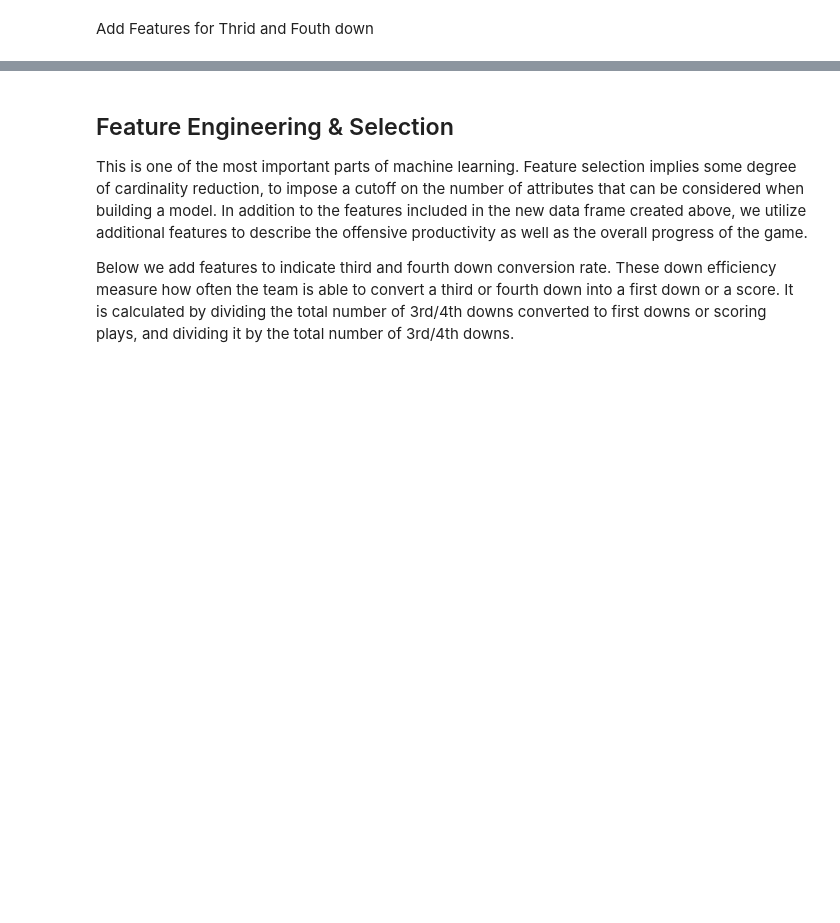
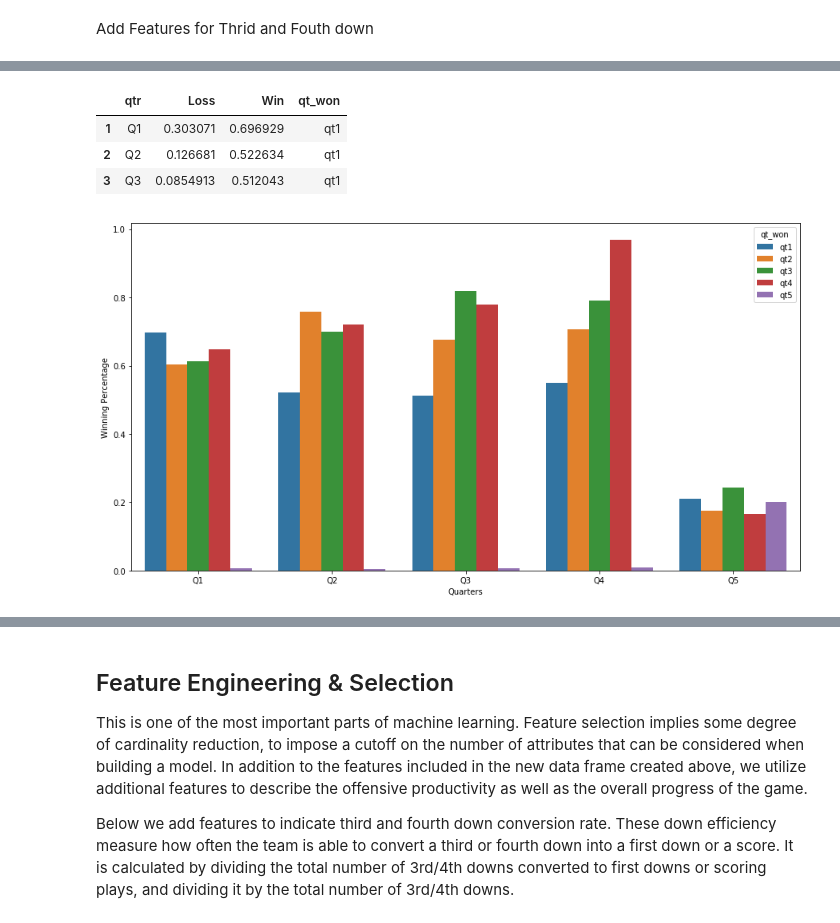
Before and after one commit to naivelogic/NFL-smarter-football, a Jupyter notebook: NFL Best Quarter-Winning Correlation.ipynb, the cells around one changed output, grey strips where cells are left out. Saved outputs shown, nothing was run; the diff lists cells and outputs as text; code cells hidden in the pictures; blank space fills up the shorter version.

```diff
--- a/NFL Best Quarter-Winning Correlation.ipynb
+++ b/NFL Best Quarter-Winning Correlation.ipynb
@@ -210,0 +285,33 @@ Next we will plot the winning and losising segments of our data.
+# %%
+def winner_of_quarters(df):
+    Score_Diff = ['ScoreDiff1','ScoreDiff2','ScoreDiff3','ScoreDiff4','ScoreDiff5']
+    winner = []
+    for score in Score_Diff:
+        qt_winner = []
+        qt_winner = df[df[score] > 0].groupby(by=['team_win_str']).agg({'qt1_won':lambda x: x.sum()/ df['qt1_won'].sum(),
+                                             'qt2_won':lambda x: x.sum()/ df['qt2_won'].sum(),
+                                             'qt3_won':lambda x: x.sum()/ df['qt3_won'].sum(),
+                                             'qt4_won':lambda x: x.sum()/ df['qt4_won'].sum(),
+                                             'qt5_won':lambda x: x.sum()/ df['qt5_won'].sum()}).reset_index().rename(columns ={ 'team_win_str':'qtr','qt1_won':'Q1','qt2_won':'Q2','qt3_won':'Q3','qt4_won':'Q4','qt5_won':'Q5'})
+        qt_winner = qt_winner.T.reset_index()
+        qt_winner.columns = qt_winner.iloc[0]
+        qt_winner = qt_winner.rename(columns=qt_winner.iloc[0]).drop(qt_winner.index[0])
+        qt_winner['qt_won'] = 'qt' + score[-1:]
+        winner.append(qt_winner)
+    dfs = pd.concat(winner)
+    return dfs
+# %%
+qt_win_df = winner_of_quarters(nfl)
+qt_win_df.head(3)
+# %% [output]
+|  | qtr | Loss | Win | qt_won |
+| 1 | Q1 | 0.303071 | 0.696929 | qt1 |
+| 2 | Q2 | 0.126681 | 0.522634 | qt1 |
+| 3 | Q3 | 0.0854913 | 0.512043 | qt1 |
+# %%
+fig = plt.figure(figsize=(15,8))
+ax = sns.barplot(x="qtr", y="Win", hue="qt_won", data=qt_win_df);
+ax.set(xlabel='Quarters', ylabel = 'Winning Percentage')
+plt.show()
+# %% [output]
+[figure, added]
```
Also changed, not shown: parts of 86 cells of this notebook.
